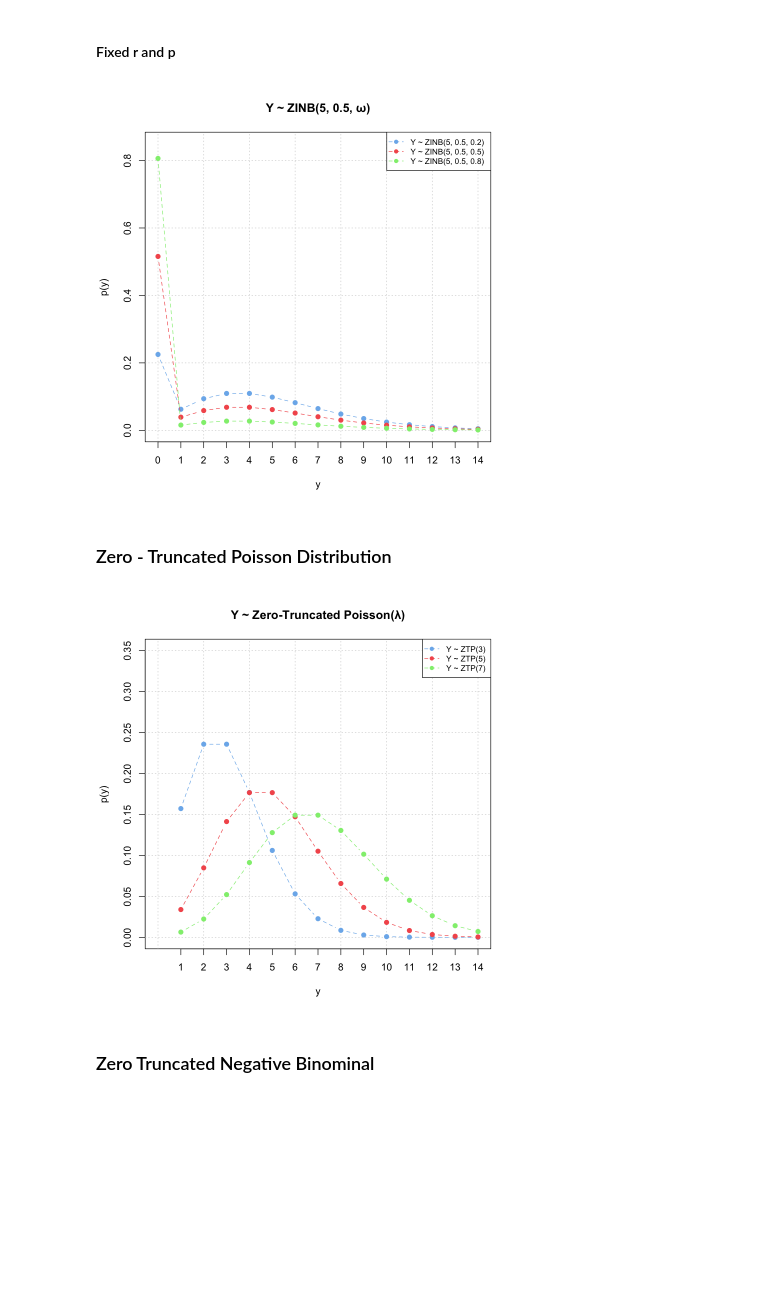
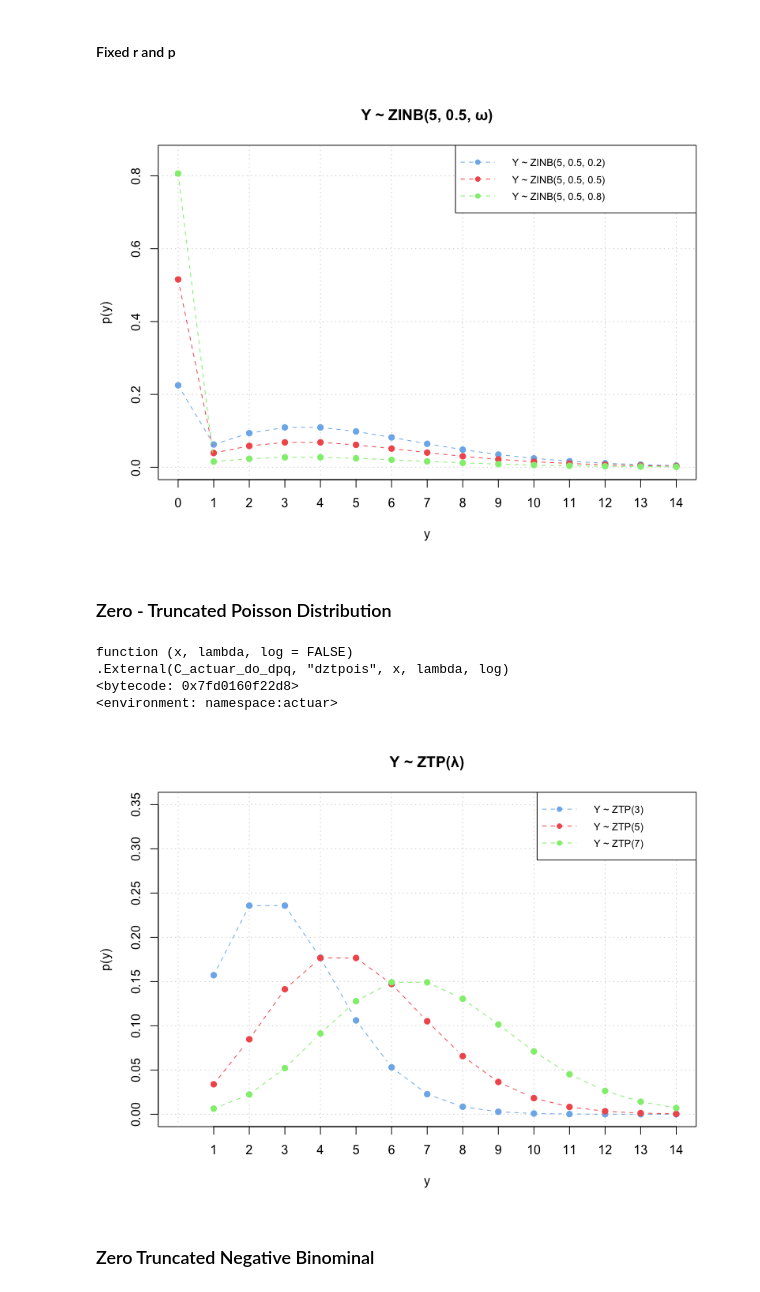
Before and after one commit to Petushok19/Zero-inflated-and-Zero-truncated-models, a Jupyter notebook: Thesis.ipynb, the cells around one changed output. Cells and saved outputs as stored; diff of their text form; code cells hidden in the pictures; blank space fills up the shorter version.

```diff
--- a/Thesis.ipynb
+++ b/Thesis.ipynb
@@ -24,7 +40,7 @@ grid(nx = NULL, ny = NULL, col = "lightgray", lty = "dotted")
 axis(1, at = x_values)
 
 for(i in 1:3) {
-  y_vals <- dzipois(x_values, lambda = lambdas[i], pstr0 = fixed_omega)
+  y_vals <- dzipois(x_values, lambdas[i], fixed_omega)
   lines(x_values, y_vals, type = "b", pch = 19, lty = 2, col = my_colors[i])
 }
 
@@ -62,8 +77,8 @@ axis(1, at = x_values)
 
 for(i in 1:3) {
   y_vals <- dzipois(x_values,
-                    lambda = fixed_lambda,
-                    pstr0 = omegas[i])
+                    fixed_lambda,
+                    omegas[i])
 
   lines(x_values, y_vals,
         type = "b",
@@ -219,45 +233,53 @@ legend("topright",
        bg = "white",
        cex = 0.8)
 # %% [output]
-[figure, old version]
+[figure, new version]
 # %% [markdown]
 ### Zero - Truncated Poisson Distribution
+# %%
+
+dztpois
+# %% [output]
+function (x, lambda, log = FALSE)
+.External(C_actuar_do_dpq, "dztpois", x, lambda, log)
+<bytecode: 0x7fd0160f22d8>
+<environment: namespace:actuar>
 # %%
 par(bg = "white", mfrow = c(1, 1))
 
 y_values  <- 1:14
 lambdas   <- c(3, 5, 7)
 my_colors <- c("#7cb5ec", "#f45b5b", "#90ed7d")
 
 plot(0, 0, type = "n",
      xlim = c(0, 14),
      ylim = c(0, 0.35),
      xlab = "y",
      ylab = "p(y)",
-     main = "Y ~ Zero-Truncated Poisson(\u03bb)",
+     main = "Y ~ ZTP(\u03bb)",
      xaxt = "n")
 
 grid(nx = NULL, ny = NULL, col = "lightgray", lty = "dotted")
 axis(1, at = y_values)
 
 for(i in 1:3) {
-  probs <- dztpois(y_values, lambda = lambdas[i])
+  probs <- dztpois(y_values, lambdas[i])
 
-  lines(x_values, probs,
+  lines(y_values, probs,
         type = "b",
         pch = 19,
         lty = 2,
         col = my_colors[i])
 }
 legend("topright",
        legend = paste0("Y ~ ZTP(", lambdas,")"),
        col = my_colors,
        pch = 19,
        lty = 2,
        bg = "white",
        cex = 0.8)
 # %% [output]
-[figure, old version]
+[figure, new version]
 # %% [markdown]
 ### Zero Truncated Negative Binominal
 # %%
```
Also changed, not shown: parts of 8 cells of this notebook.
